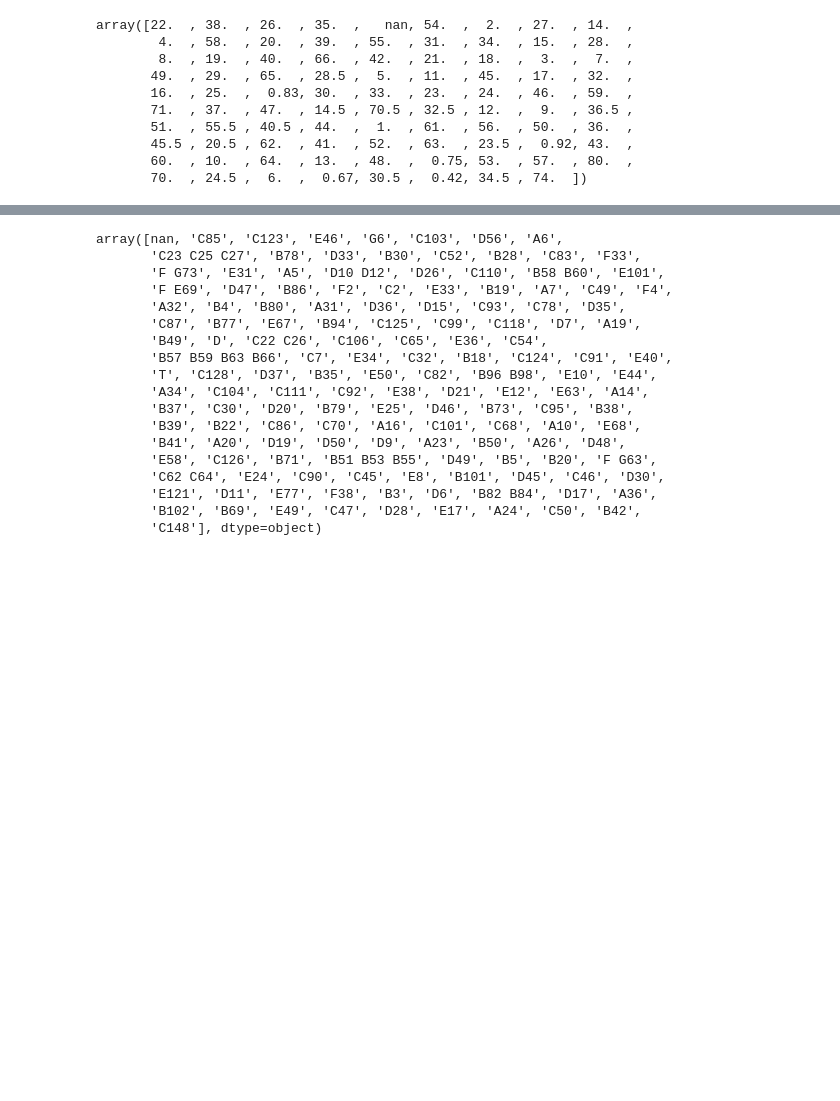
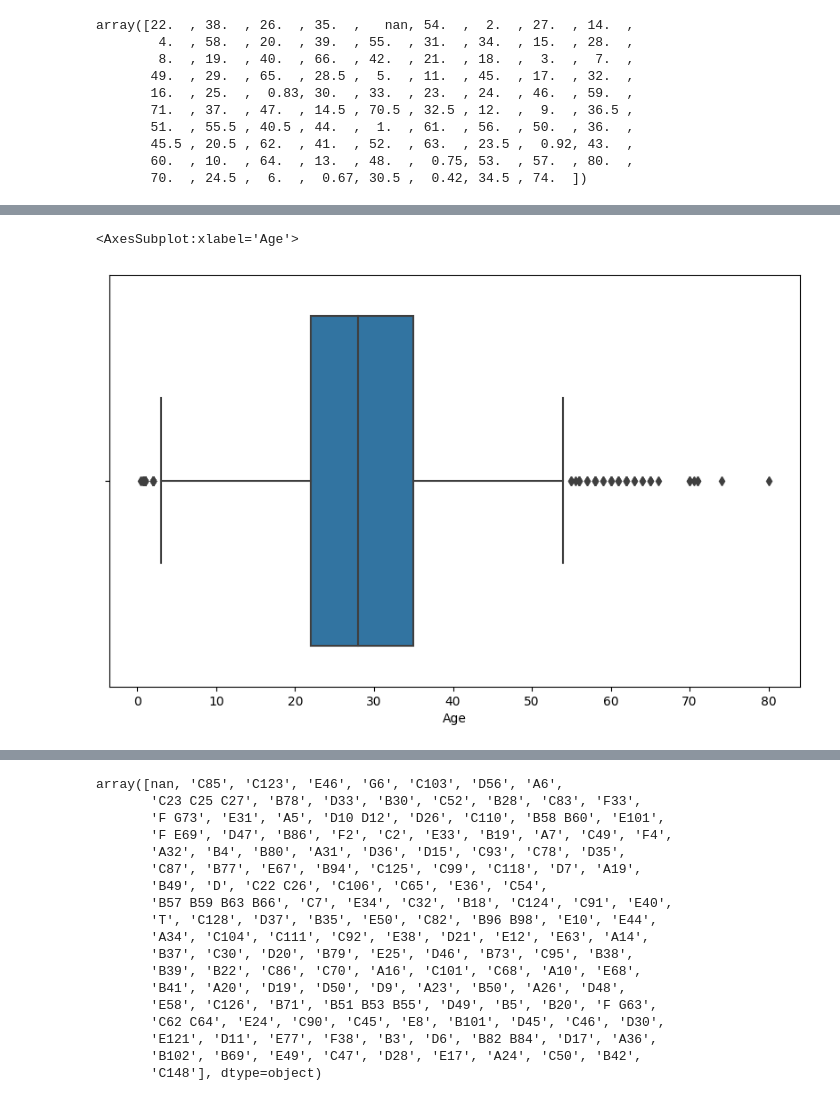
Before and after one commit to Sungur66/Myfiles_from_Batch168, a Jupyter notebook: 15.ML/Assignment/Assign6_RandomForests/Random_Forests_Capstone_Project1.ipynb, the cells around one changed output, grey strips where cells are left out. Cells and saved outputs as stored; diff of their text form; code cells hidden in the pictures; blank space fills up the shorter version.

```diff
--- a/15.ML/Assignment/Assign6_RandomForests/Random_Forests_Capstone_Project1.ipynb
+++ b/15.ML/Assignment/Assign6_RandomForests/Random_Forests_Capstone_Project1.ipynb
@@ -165,0 +183,5 @@ array([22, 38, 26, 35, 30, 54,  2, 27, 14,  4, 58, 20, 39, 55, 31, 34, 15,
+# %%
+sns.boxplot(df["Age"]) # median
+# %% [output]
+<AxesSubplot:xlabel='Age'>
+[figure, added]
```
Also changed, not shown: parts of 10 cells of this notebook, 25 other files.
